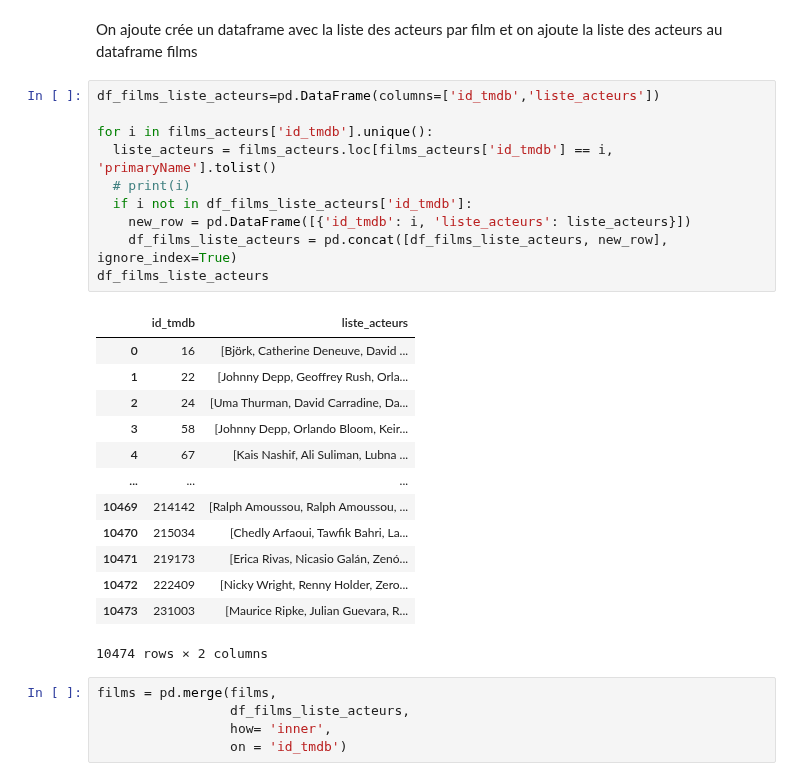
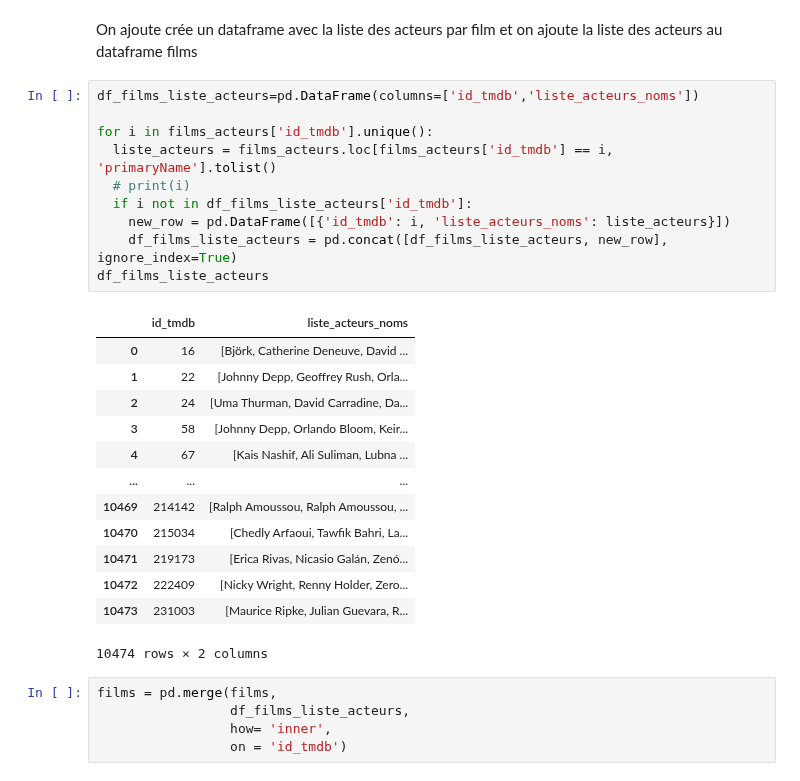
Before and after one commit to Cynthia-OK/CreuseLlywood, a Jupyter notebook: nettoyage_data.ipynb, the cells around one changed output. Cells and saved outputs as stored; diff of their text form.

```diff
--- a/nettoyage_data.ipynb
+++ b/nettoyage_data.ipynb
@@ -746,17 +742,17 @@ films_acteurs = pd.read_csv('./donnees/films_selectionnes_avec_acteurs.csv', sep
 # %% [markdown]
 On ajoute crée un dataframe avec la liste des acteurs par film et on ajoute la liste des acteurs au dataframe films
 # %%
-df_films_liste_acteurs=pd.DataFrame(columns=['id_tmdb','liste_acteurs'])
+df_films_liste_acteurs=pd.DataFrame(columns=['id_tmdb','liste_acteurs_noms'])
 
 for i in films_acteurs['id_tmdb'].unique():
   liste_acteurs = films_acteurs.loc[films_acteurs['id_tmdb'] == i, 'primaryName'].tolist()
   # print(i)
   if i not in df_films_liste_acteurs['id_tmdb']:
-    new_row = pd.DataFrame([{'id_tmdb': i, 'liste_acteurs': liste_acteurs}])
+    new_row = pd.DataFrame([{'id_tmdb': i, 'liste_acteurs_noms': liste_acteurs}])
     df_films_liste_acteurs = pd.concat([df_films_liste_acteurs, new_row], ignore_index=True)
 df_films_liste_acteurs
 # %% [output]
-|  | id_tmdb | liste_acteurs |
+|  | id_tmdb | liste_acteurs_noms |
 | 0 | 16 | [Björk, Catherine Deneuve, David ... |
 | 1 | 22 | [Johnny Depp, Geoffrey Rush, Orla... |
 | 2 | 24 | [Uma Thurman, David Carradine, Da... |
```
Also changed, not shown: parts of 21 cells of this notebook, 2 other files.
